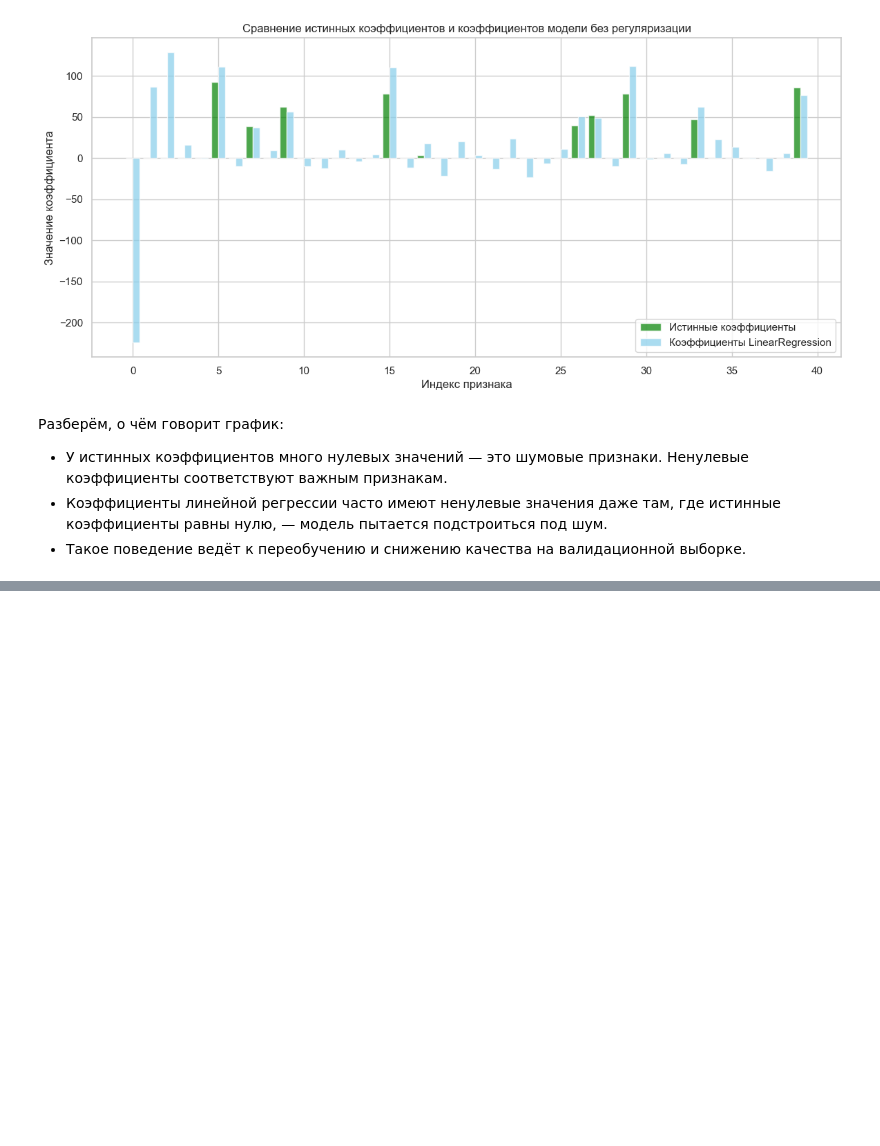
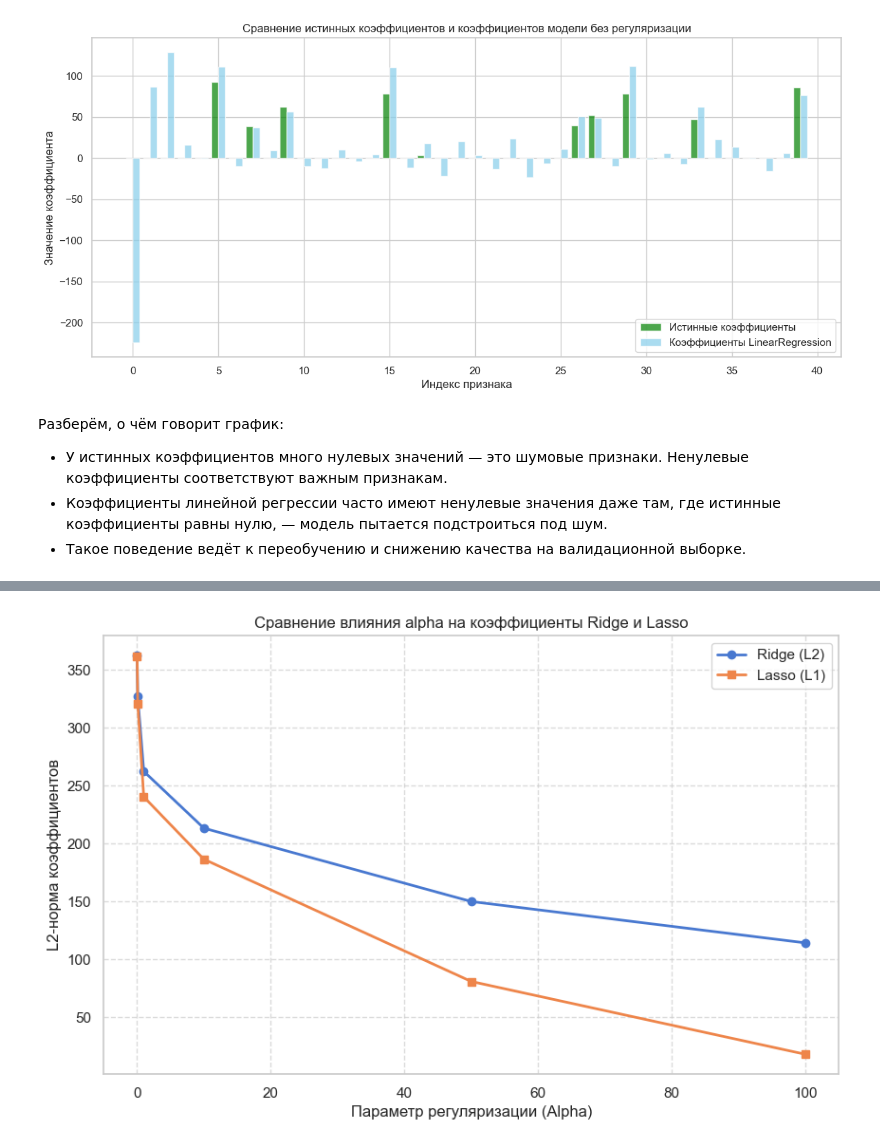
Before and after one commit to Beefeater84/yandex-practicum-data-scientist, a Jupyter notebook: sprint-13/notebooks/Regularization.ipynb, the cells around one changed output, grey strips where cells are left out. Cells and saved outputs as stored; diff of their text form; code cells hidden in the pictures; blank space fills up the shorter version.

```diff
--- a/sprint-13/notebooks/Regularization.ipynb
+++ b/sprint-13/notebooks/Regularization.ipynb
@@ -194,0 +473,46 @@ plt.show()  # Показываем график
+# %%
+import matplotlib.pyplot as plt
+import numpy as np
+from sklearn.linear_model import Ridge, Lasso
+
+# Список значений параметра регуляризации alpha
+alphas = [0.01, 0.1, 1, 10, 50, 100]
+
+# Списки для хранения L2-норм коэффициентов
+ridge_norms = []
+lasso_norms = []
+
+# Обучаем модели для каждого alpha
+for alpha in alphas:
+    # Ridge-регрессия
+    ridge = Ridge(alpha=alpha)
+    ridge.fit(X_train, y_train)
+    ridge_norms.append(np.linalg.norm(ridge.coef_))
+
+    # Lasso-регрессия
+    lasso = Lasso(alpha=alpha)
+    lasso.fit(X_train, y_train)
+    lasso_norms.append(np.linalg.norm(lasso.coef_))
+
+# Построение графика
+plt.figure(figsize=(10, 6))
+
+# График для Ridge
+plt.plot(alphas, ridge_norms, marker='o', label='Ridge (L2)', linewidth=2)
+
+# График для Lasso
+plt.plot(alphas, lasso_norms, marker='s', label='Lasso (L1)', linewidth=2)
+
+plt.xlabel('Параметр регуляризации (Alpha)')
+plt.ylabel('L2-норма коэффициентов')
+plt.title('Сравнение влияния alpha на коэффициенты Ridge и Lasso')
+plt.legend()
+plt.grid(True, linestyle='--', alpha=0.7)
+
+# Дополнительно: можно сделать логарифмическую шкалу по оси X,
+# если значения alpha сильно разнятся (от 0.01 до 100)
+# plt.xscale('log')
+
+plt.show()
+# %% [output]
+[figure, added]
```
Also changed, not shown: parts of 28 cells of this notebook.
